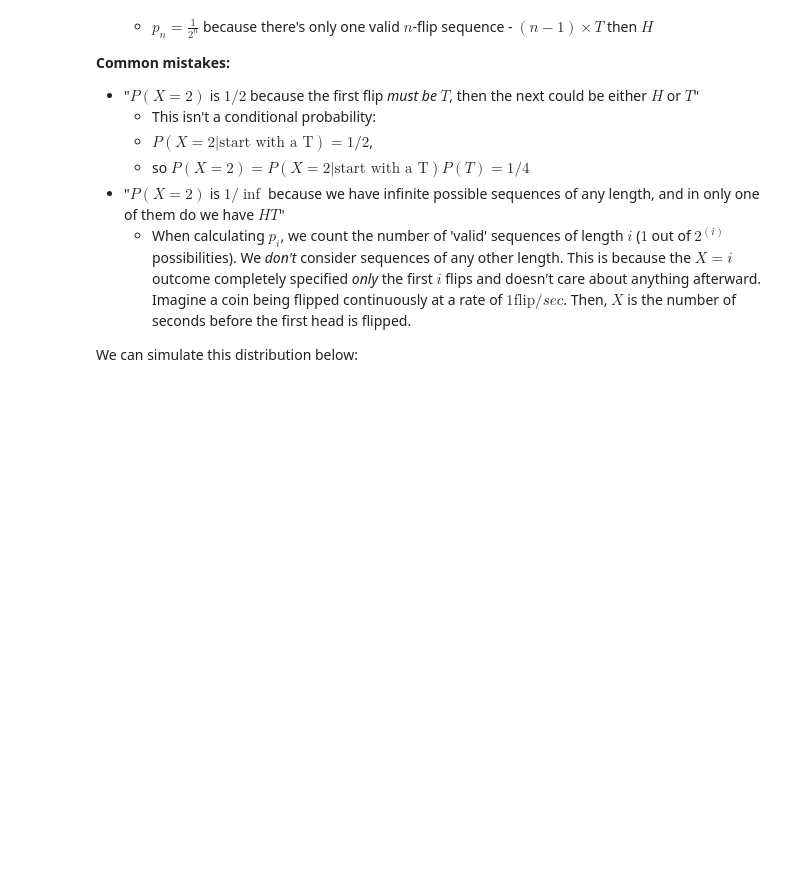
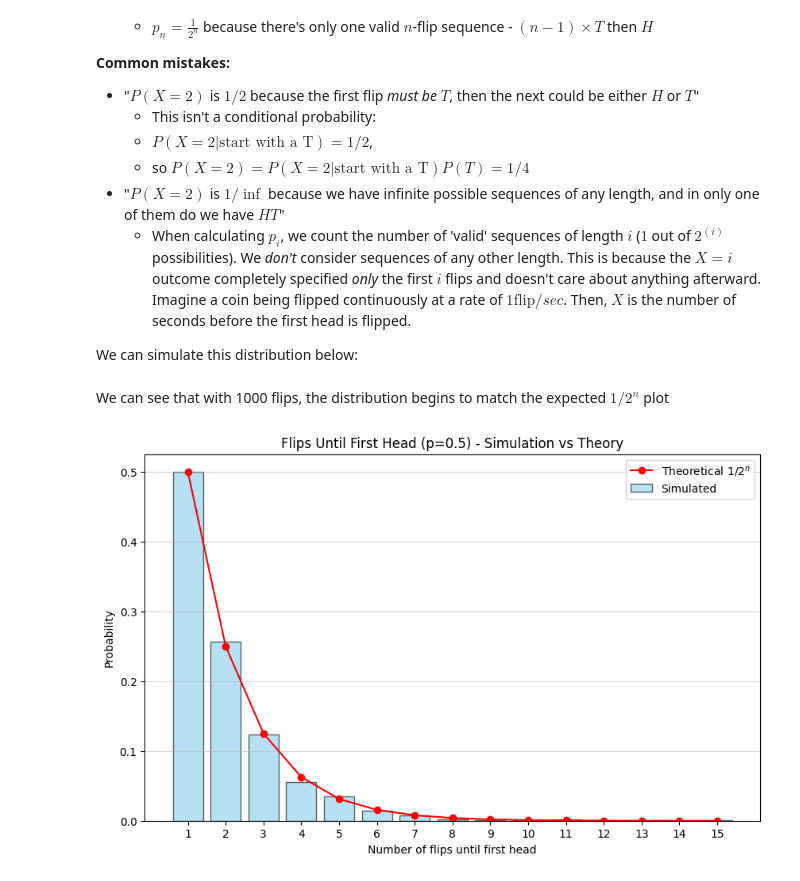
Before and after one commit to ayahusseini/probability-fun, a Jupyter notebook: notebooks/foundational problems/01_repeated_flips.ipynb, the cells around one changed output. Cells and saved outputs as stored; diff of their text form; code cells hidden in the pictures; blank space fills up the shorter version.

```diff
--- a/notebooks/foundational problems/01_repeated_flips.ipynb
+++ b/notebooks/foundational problems/01_repeated_flips.ipynb
@@ -41,5 +43,33 @@ def flips_until_head(coin: Coin):
 
 
 # set up an experiment
-ce = CoinExperiment(fair_coin, ntrials=100000)
+ce = CoinExperiment(fair_coin, ntrials=1000)
 res = ce.run_trials(flips_until_head)
+# %% [markdown]
+We can see that with 1000 flips, the distribution begins to match the expected $1/2^n$ plot
+# %%
+max_flips = max(res)
+bins = np.arange(1, max_flips + 2)  # one bin per integer
+hist, edges = np.histogram(res, bins=bins, density=True)
+
+
+# Actual results as a histogram
+plt.figure(figsize=(10, 6))
+plt.bar(edges[:-1], hist, width=0.8, alpha=0.6,
+        color="skyblue", edgecolor="black", label="Simulated")
+plt.xlabel("Number of flips until first head")
+plt.ylabel("Probability")
+plt.title("Flips Until First Head (p=0.5) - Simulation vs Theory")
+plt.xticks(range(1, max_flips + 1))
+plt.grid(axis="y", alpha=0.5)
+
+
+# Overlay theoretical 1/2^n
+n = np.arange(1, max_flips + 1)
+theory = 0.5 ** n
+plt.plot(n, theory, 'ro-', label=r'Theoretical $1/2^n$')
+
+plt.legend()
+plt.show()
+# %% [output]
+[figure, added]
```
Also changed, not shown: parts of 3 cells of this notebook, 14 other files.
